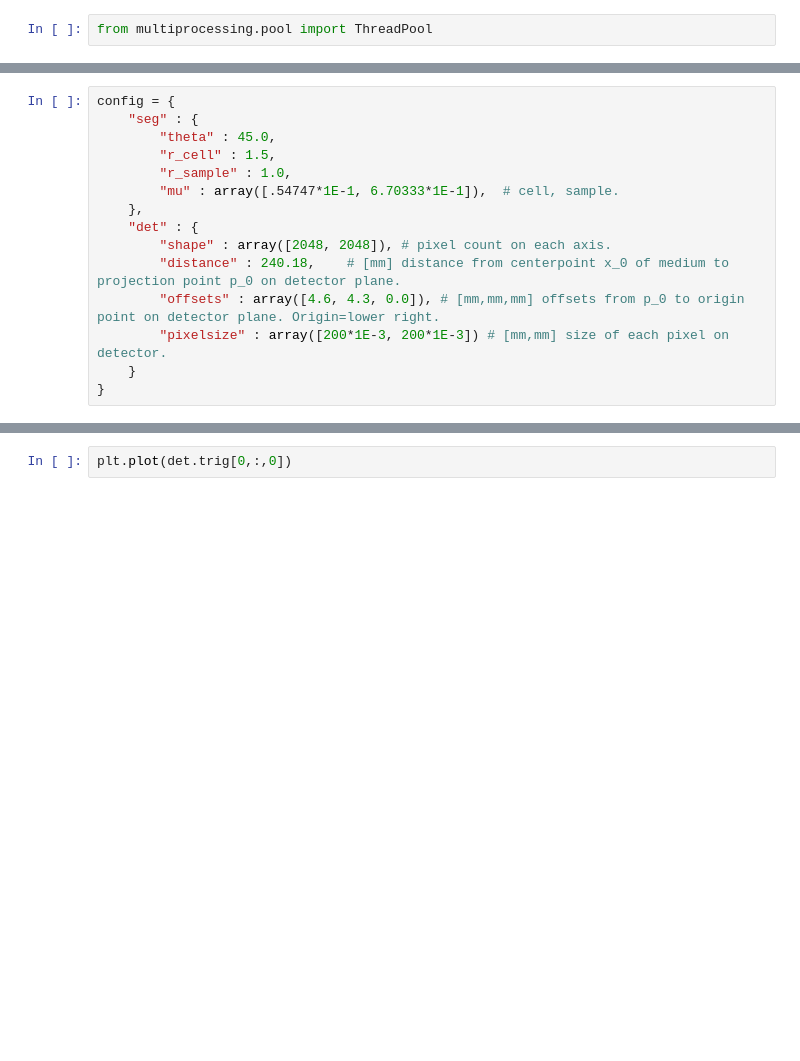
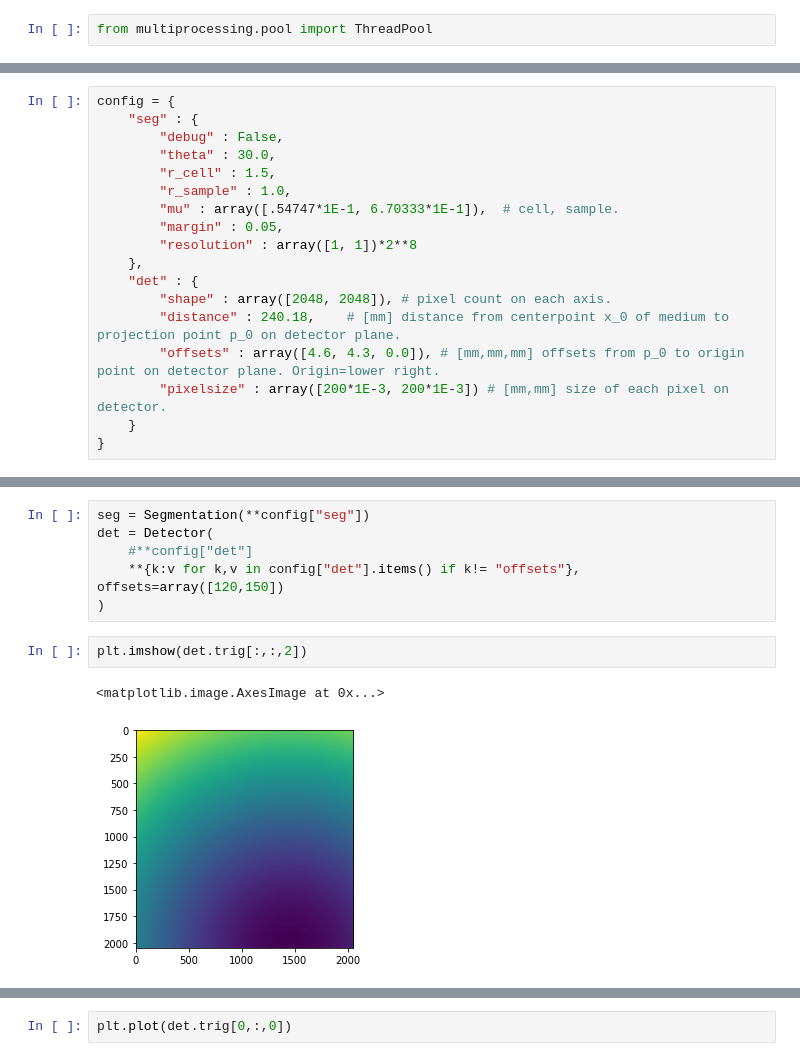
Before and after one commit to d8xa/XRD-TAF, a Jupyter notebook: Prototype 3D.ipynb, the cells around one changed output, grey strips where cells are left out. Drawn from its saved outputs; the diff is of its cells as text; blank space fills up the shorter version.

```diff
--- a/Prototype 3D.ipynb
+++ b/Prototype 3D.ipynb
@@ -308,10 +195,13 @@ class Segmentation:
 # %%
 config = {
     "seg" : {
-        "theta" : 45.0,
+        "debug" : False,
+        "theta" : 30.0,
         "r_cell" : 1.5,
         "r_sample" : 1.0,
         "mu" : array([.54747*1E-1, 6.70333*1E-1]),  # cell, sample.
+        "margin" : 0.05,
+        "resolution" : array([1, 1])*2**8
     },
     "det" : {
         "shape" : array([2048, 2048]), # pixel count on each axis.
@@ -413,0 +364,11 @@ det = Detector(**config["det"])
+# %%
+seg = Segmentation(**config["seg"])
+det = Detector(
+    #**config["det"]
+    **{k:v for k,v in config["det"].items() if k!= "offsets"}, offsets=array([120,150])
+)
+# %%
+plt.imshow(det.trig[:,:,2])
+# %% [output]
+<matplotlib.image.AxesImage at 0x...>
+[figure, added]
```
Also changed, not shown: parts of 18 cells of this notebook.
